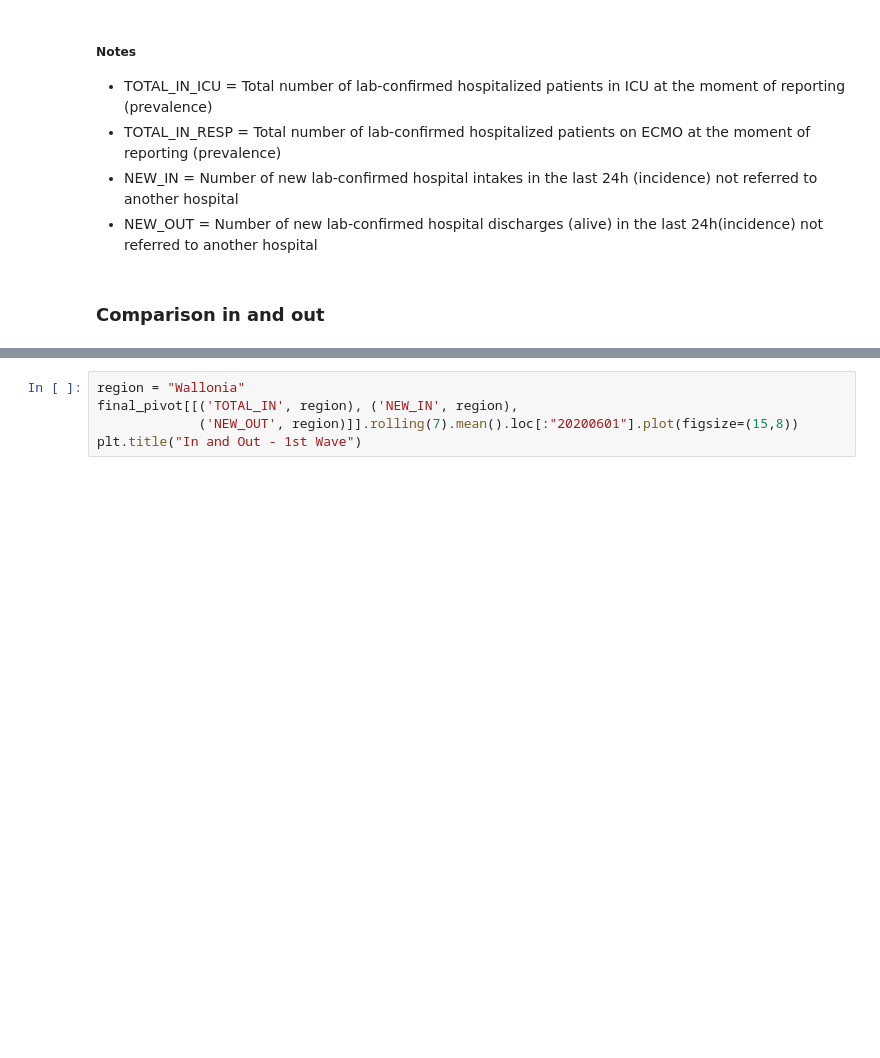
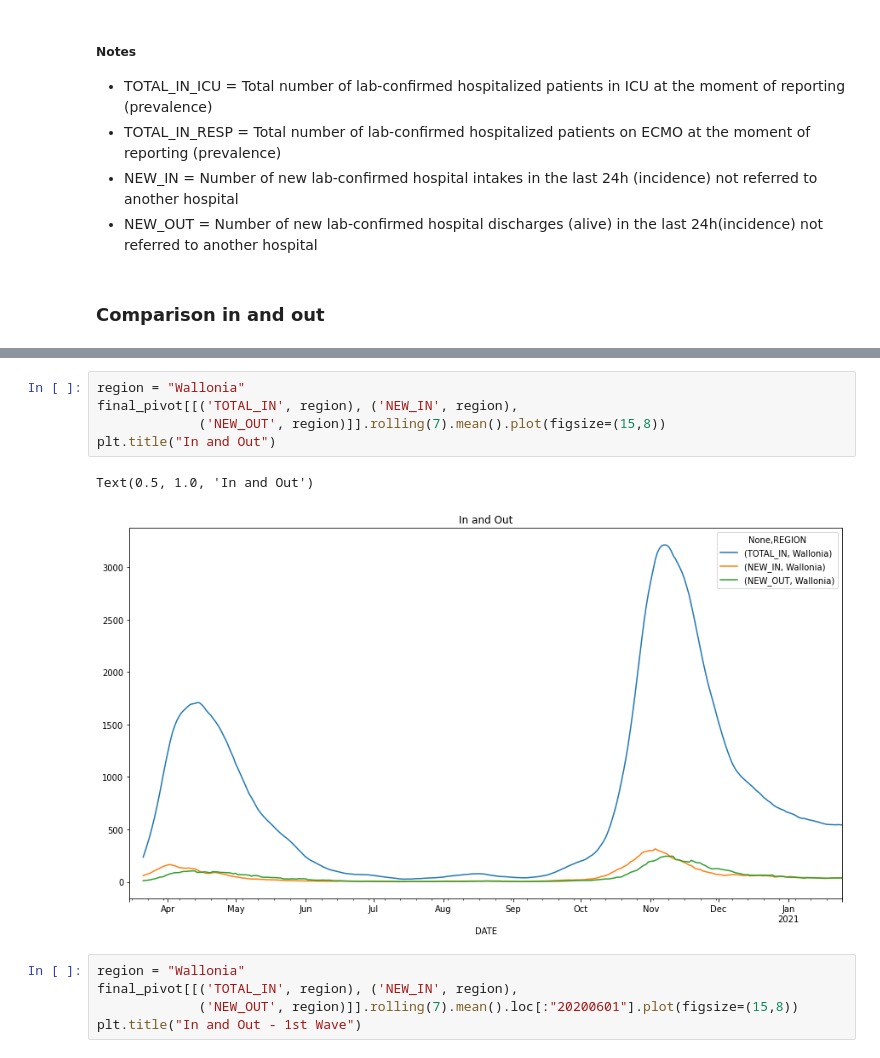
Before and after one commit to Demesmaeker/workshop-IBM-covid, a Jupyter notebook: main.ipynb, the cells around one changed output, grey strips where cells are left out. Drawn from its saved outputs; the diff is of its cells as text; blank space fills up the shorter version.

```diff
--- a/main.ipynb
+++ b/main.ipynb
@@ -467,5 +475,13 @@ final_pivot.head(2)
 | 2020-03-16 | 5.0 | 2.0 | 5.0 | 81.0 | 159.0 | 130.0 | 14.0 | 40.0 | 25.0 | ... |
 2 rows × 21 columns
+# %%
+region = "Wallonia"
+final_pivot[[('TOTAL_IN', region), ('NEW_IN', region),
+             ('NEW_OUT', region)]].rolling(7).mean().plot(figsize=(15,8))
+plt.title("In and Out")
+# %% [output]
+Text(0.5, 1.0, 'In and Out')
+[figure, added]
 # %%
 region = "Wallonia"
 final_pivot[[('TOTAL_IN', region), ('NEW_IN', region),
```
Also changed, not shown: parts of 26 cells of this notebook, 4 other files.
